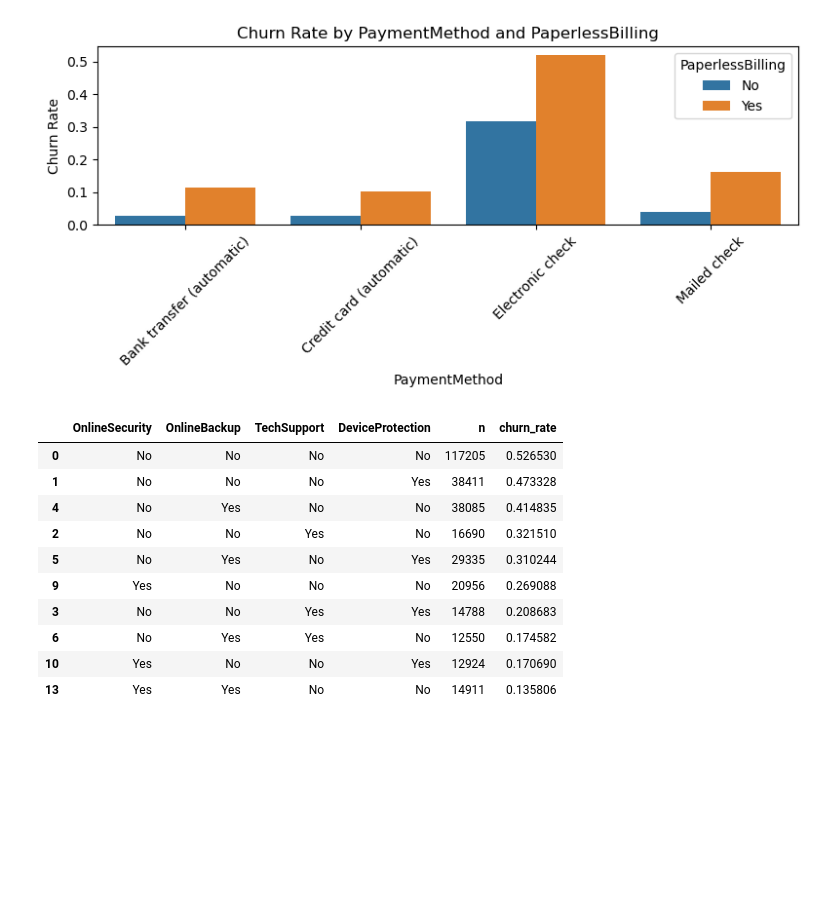
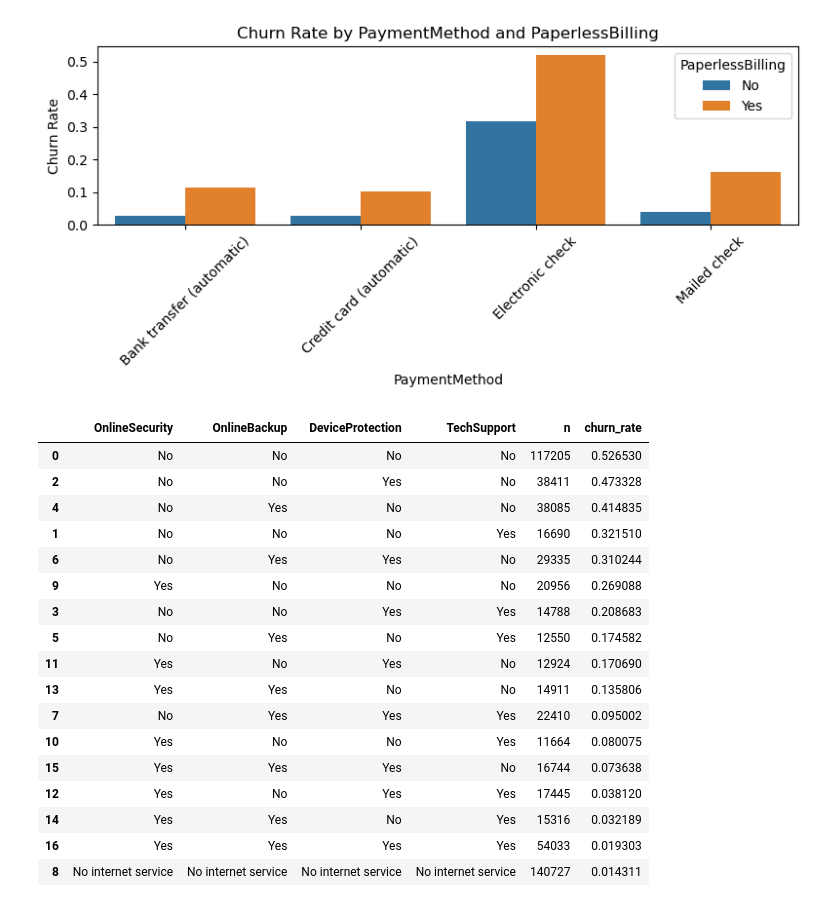
Before and after one commit to ManyYou/Predict-Customer-Churn-Kaggle-Competition, a Jupyter notebook: Data_Exploration.ipynb, the cells around one changed output. Drawn from its saved outputs; the diff is of its cells as text; code cells hidden in the pictures; blank space fills up the shorter version.

```diff
--- a/Data_Exploration.ipynb
+++ b/Data_Exploration.ipynb
@@ -714,22 +774,8 @@ temp = df_train.copy()
 temp["_target_num"] = temp[target_col].map({"Yes": 1, "No": 0})
 
 summary = (
-    temp.groupby(["OnlineSecurity", "OnlineBackup", "TechSupport",  "DeviceProtection"])
+    temp.groupby(["OnlineSecurity", "OnlineBackup", "DeviceProtection", "TechSupport"])
         .agg(n=("Churn", "size"), churn_rate=("_target_num", "mean"))
         .reset_index()
         .sort_values("churn_rate", ascending=False)
 )
-
-summary.head(10)
-# %% [output]
-|  | OnlineSecurity | OnlineBackup | TechSupport | DeviceProtection | n | churn_rate |
-| 0 | No | No | No | No | 117205 | 0.526530 |
-| 1 | No | No | No | Yes | 38411 | 0.473328 |
-| 4 | No | Yes | No | No | 38085 | 0.414835 |
-| 2 | No | No | Yes | No | 16690 | 0.321510 |
-| 5 | No | Yes | No | Yes | 29335 | 0.310244 |
-| 9 | Yes | No | No | No | 20956 | 0.269088 |
-| 3 | No | No | Yes | Yes | 14788 | 0.208683 |
-| 6 | No | Yes | Yes | No | 12550 | 0.174582 |
-| 10 | Yes | No | No | Yes | 12924 | 0.170690 |
-| 13 | Yes | Yes | No | No | 14911 | 0.135806 |
@@ -735,0 +792,31 @@ summary.head(10)
+# %%
+temp = df_train.copy()
+temp["_target_num"] = temp[target_col].map({"Yes": 1, "No": 0})
+
+summary = (
+    temp.groupby(["PhoneService", "InternetService"])
+        .agg(n=("Churn", "size"), churn_rate=("_target_num", "mean"))
+        .reset_index()
+        .sort_values("churn_rate", ascending=False)
+)
+# %%
+summary.head(100)
+# %% [output]
+|  | OnlineSecurity | OnlineBackup | DeviceProtection | TechSupport | n | churn_rate |
+| 0 | No | No | No | No | 117205 | 0.526530 |
+| 2 | No | No | Yes | No | 38411 | 0.473328 |
+| 4 | No | Yes | No | No | 38085 | 0.414835 |
+| 1 | No | No | No | Yes | 16690 | 0.321510 |
+| 6 | No | Yes | Yes | No | 29335 | 0.310244 |
+| 9 | Yes | No | No | No | 20956 | 0.269088 |
+| 3 | No | No | Yes | Yes | 14788 | 0.208683 |
+| 5 | No | Yes | No | Yes | 12550 | 0.174582 |
+| 11 | Yes | No | Yes | No | 12924 | 0.170690 |
+| 13 | Yes | Yes | No | No | 14911 | 0.135806 |
+| 7 | No | Yes | Yes | Yes | 22410 | 0.095002 |
+| 10 | Yes | No | No | Yes | 11664 | 0.080075 |
+| 15 | Yes | Yes | Yes | No | 16744 | 0.073638 |
+| 12 | Yes | No | Yes | Yes | 17445 | 0.038120 |
+| 14 | Yes | Yes | No | Yes | 15316 | 0.032189 |
+| 16 | Yes | Yes | Yes | Yes | 54033 | 0.019303 |
+| 8 | No internet service | No internet service | No internet service | No internet service | 140727 | 0.014311 |
```
Also changed, not shown: parts of 32 cells of this notebook.
